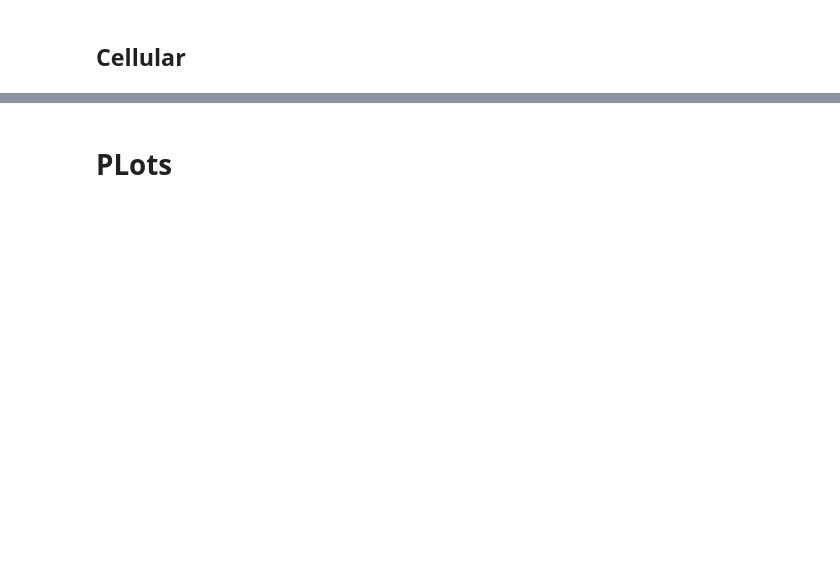
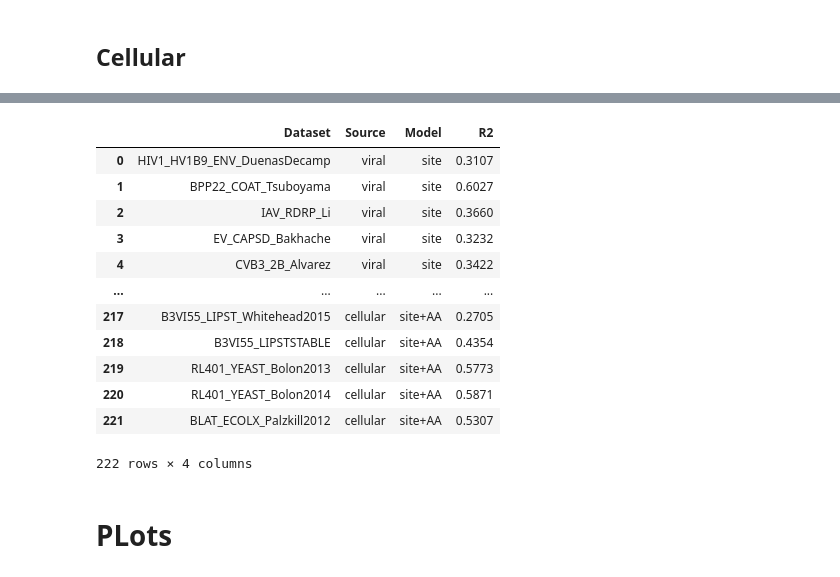
Before and after one commit to ziul-bio/DMS-SiteEffect-PLM, a Jupyter notebook: notebooks/regression.ipynb, the cells around one changed output, grey strips where cells are left out. Saved outputs shown, nothing was run; the diff lists cells and outputs as text; code cells hidden in the pictures; blank space fills up the shorter version.

```diff
--- a/notebooks/regression.ipynb
+++ b/notebooks/regression.ipynb
@@ -167 +185,22 @@ res_melt
+# %%
+res_melt['Model'] = res_melt['Model'].str.replace('R2_', '',)
+res_melt['Source'] = res_melt['Source'].str.replace('Viral', 'viral',)
+res_melt['Source'] = res_melt['Source'].str.replace('Cellular', 'cellular',)
+res_melt['Source'] = pd.Categorical(res_melt['Source'], categories=['viral', 'cellular'])
+res_melt['Model'] = res_melt['Model'].str.replace('mut', 'AA')
+res_melt
+# %% [output]
+|  | Dataset | Source | Model | R2 |
+| 0 | HIV1_HV1B9_ENV_DuenasDecamp | viral | site | 0.3107 |
+| 1 | BPP22_COAT_Tsuboyama | viral | site | 0.6027 |
+| 2 | IAV_RDRP_Li | viral | site | 0.3660 |
+| 3 | EV_CAPSD_Bakhache | viral | site | 0.3232 |
+| 4 | CVB3_2B_Alvarez | viral | site | 0.3422 |
+| ... | ... | ... | ... | ... |
+| 217 | B3VI55_LIPST_Whitehead2015 | cellular | site+AA | 0.2705 |
+| 218 | B3VI55_LIPSTSTABLE | cellular | site+AA | 0.4354 |
+| 219 | RL401_YEAST_Bolon2013 | cellular | site+AA | 0.5773 |
+| 220 | RL401_YEAST_Bolon2014 | cellular | site+AA | 0.5871 |
+| 221 | BLAT_ECOLX_Palzkill2012 | cellular | site+AA | 0.5307 |
+222 rows × 4 columns
 # %%
```
Also changed, not shown: parts of 8 cells of this notebook.
